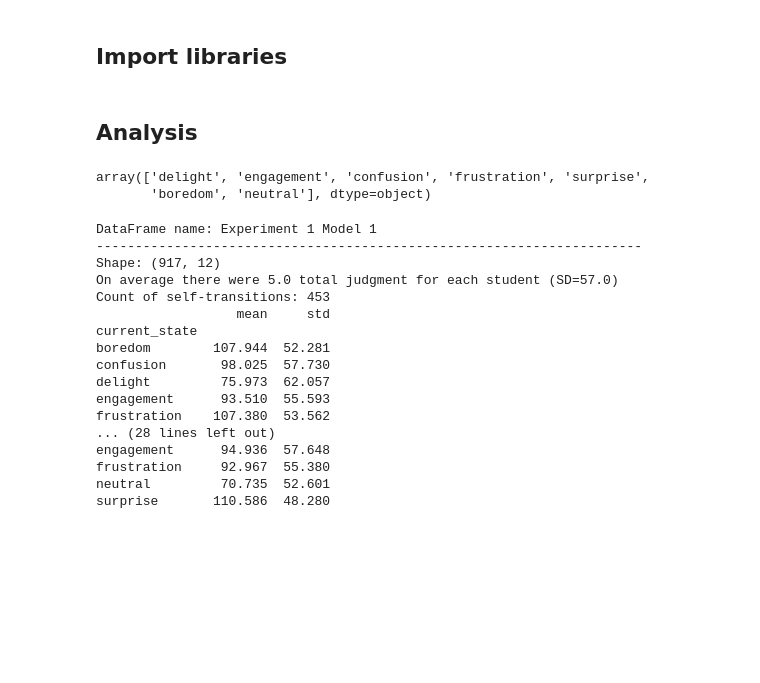
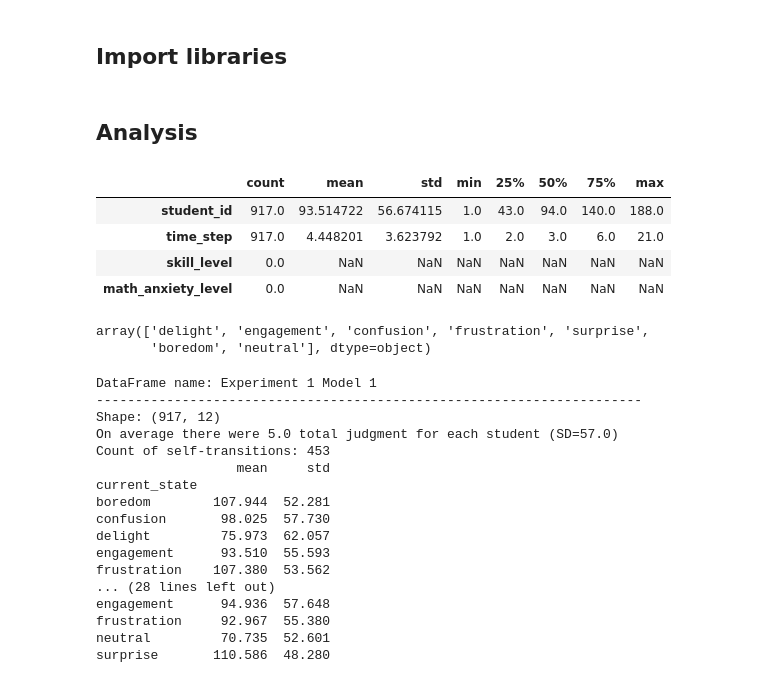
Before and after one commit to ctivir/phd-experiments, a Jupyter notebook: dynamics-of_affective_state/Dynamics_of_affectiveStates_KhanDataset.ipynb, the cells around one changed output. Saved outputs shown, nothing was run; the diff lists cells and outputs as text; code cells hidden in the pictures; blank space fills up the shorter version.

```diff
--- a/dynamics-of_affective_state/Dynamics_of_affectiveStates_KhanDataset.ipynb
+++ b/dynamics-of_affective_state/Dynamics_of_affectiveStates_KhanDataset.ipynb
@@ -42,6 +42,14 @@ df_result31 = pd.read_csv(f"{DATA_DIR}/experiment_3_model1.csv", delimiter=",")
 # df_result12 = pd.read_csv(f'{DATA_DIR}/experiment_1_model2.csv', delimiter=",")
 # df_result22 = pd.read_csv(f'{DATA_DIR}/experiment_2_model2.csv', delimiter=",")
 # df_result32 = pd.read_csv(f'{DATA_DIR}/experiment_3_model2.csv', delimiter=",")
+# %%
+df_result11.describe().T
+# %% [output]
+|  | count | mean | std | min | 25% | 50% | 75% | max |
+| student_id | 917.0 | 93.514722 | 56.674115 | 1.0 | 43.0 | 94.0 | 140.0 | 188.0 |
+| time_step | 917.0 | 4.448201 | 3.623792 | 1.0 | 2.0 | 3.0 | 6.0 | 21.0 |
+| skill_level | 0.0 | NaN | NaN | NaN | NaN | NaN | NaN | NaN |
+| math_anxiety_level | 0.0 | NaN | NaN | NaN | NaN | NaN | NaN | NaN |
 # %%
 def clean_data(df, cols):
     for i in cols:
```
Also changed, not shown: 2 other files.
